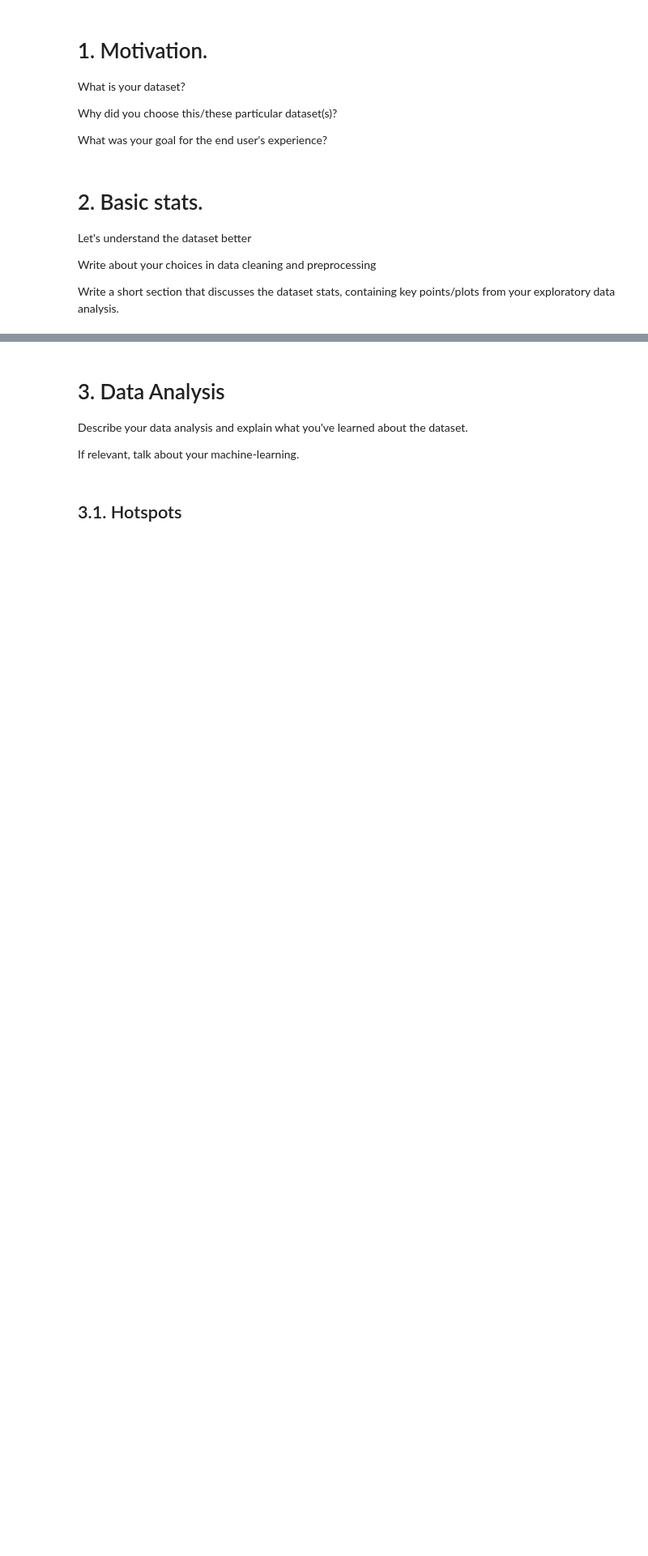
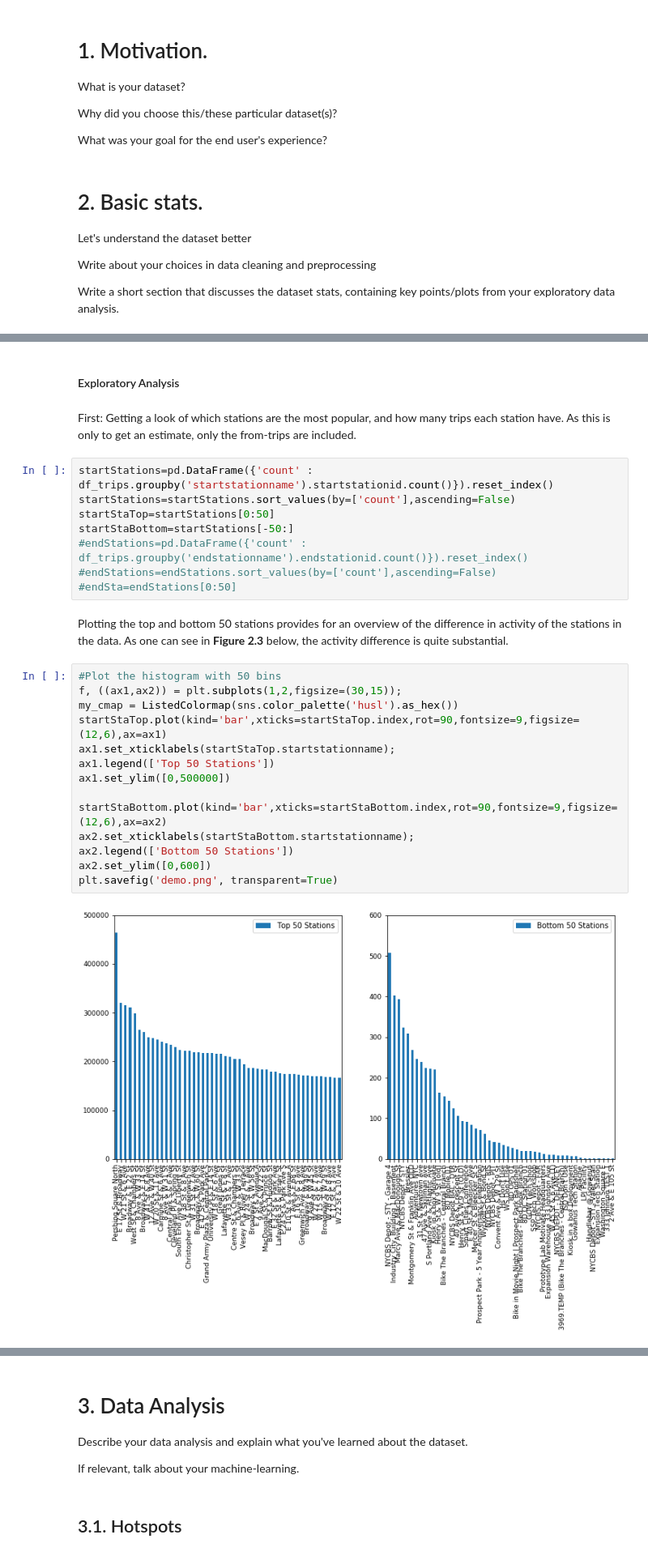
Before and after one commit to eikekutz/SocialDataProject, a Jupyter notebook: ProjectAssignmentB.ipynb, the cells around one changed output, grey strips where cells are left out. Shown at 81% size. Drawn from its saved outputs; the diff is of its cells as text; blank space fills up the shorter version.

Commit message:
added exploratory analysis

```diff
--- a/ProjectAssignmentB.ipynb
+++ b/ProjectAssignmentB.ipynb
@@ -108,0 +143,30 @@ Write a short section that discusses the dataset stats, containing key points/pl
+# %% [markdown]
+#### Exploratory Analysis
+# %% [markdown]
+First: Getting a look of which stations are the most popular, and how many trips each station have. As this is only to get an estimate, only the from-trips are included.
+# %%
+startStations=pd.DataFrame({'count' : df_trips.groupby('startstationname').startstationid.count()}).reset_index()
+startStations=startStations.sort_values(by=['count'],ascending=False)
+startStaTop=startStations[0:50]
+startStaBottom=startStations[-50:]
+#endStations=pd.DataFrame({'count' : df_trips.groupby('endstationname').endstationid.count()}).reset_index()
+#endStations=endStations.sort_values(by=['count'],ascending=False)
+#endSta=endStations[0:50]
+# %% [markdown]
+Plotting the top and bottom 50 stations provides for an overview of the difference in activity of the stations in the data. As one can see in **Figure 2.3** below, the activity difference is quite substantial.
+# %%
+#Plot the histogram with 50 bins
+f, ((ax1,ax2)) = plt.subplots(1,2,figsize=(30,15));
+my_cmap = ListedColormap(sns.color_palette('husl').as_hex())
+startStaTop.plot(kind='bar',xticks=startStaTop.index,rot=90,fontsize=9,figsize=(12,6),ax=ax1)
+ax1.set_xticklabels(startStaTop.startstationname);
+ax1.legend(['Top 50 Stations'])
+ax1.set_ylim([0,500000])
+
+startStaBottom.plot(kind='bar',xticks=startStaBottom.index,rot=90,fontsize=9,figsize=(12,6),ax=ax2)
+ax2.set_xticklabels(startStaBottom.startstationname);
+ax2.legend(['Bottom 50 Stations'])
+ax2.set_ylim([0,600])
+plt.savefig('demo.png', transparent=True)
+# %% [output]
+[figure, added]
```
Also changed, not shown: parts of 23 cells of this notebook.
